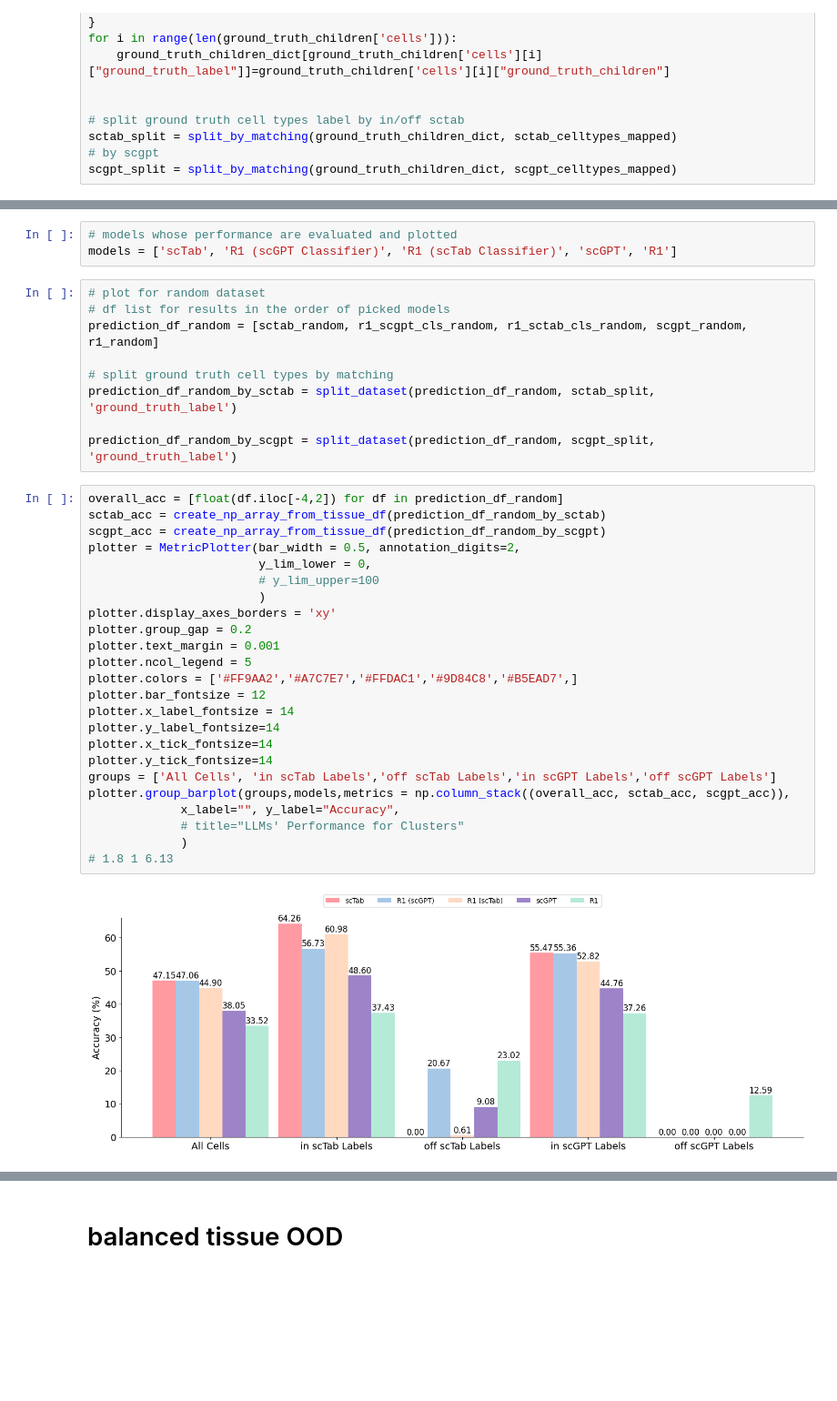
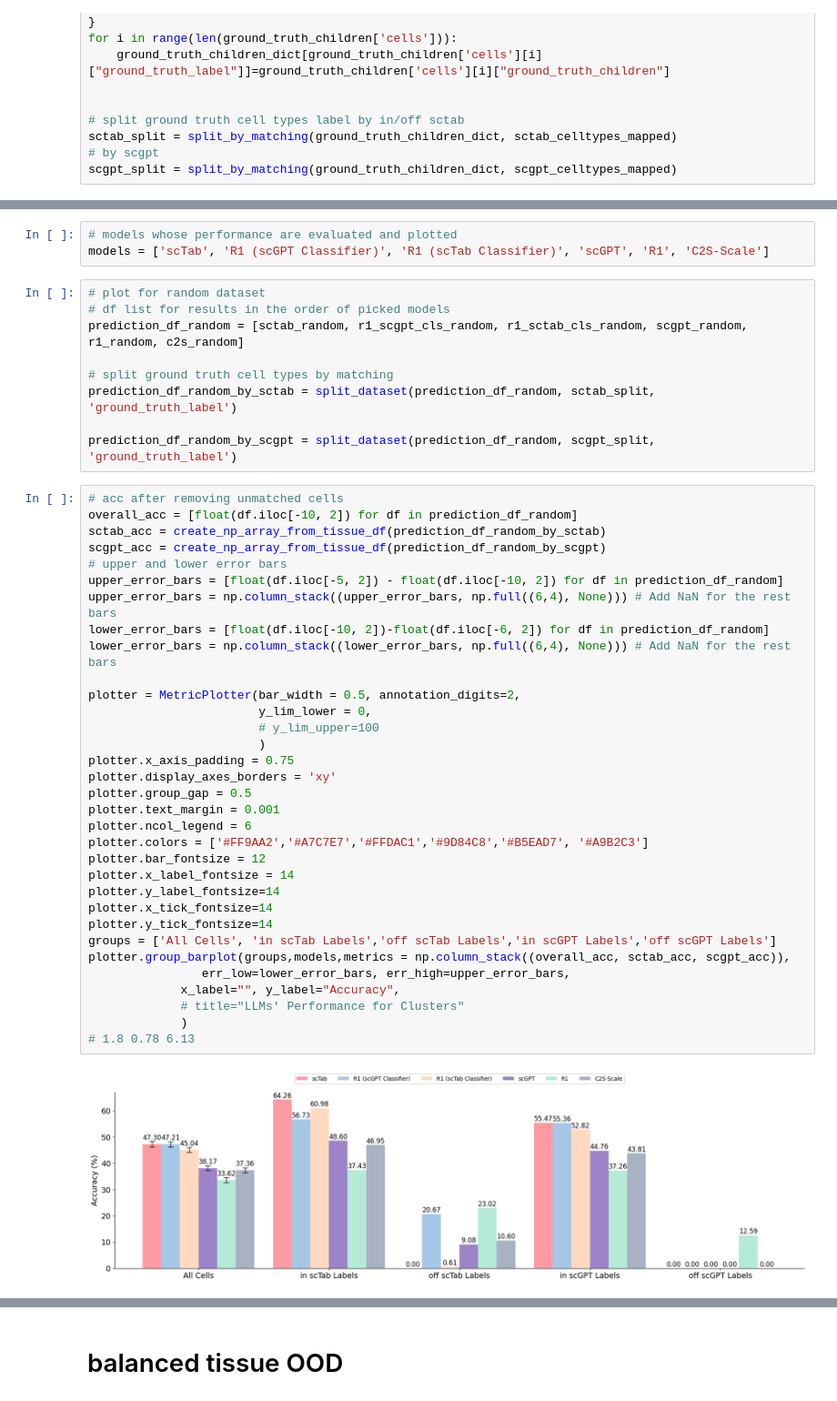
Before and after one commit to cristea-lab/BioReasoning_Paper, a Jupyter notebook: Scripts/plots/Figure3E_4B_4C_4D_S1_v2.ipynb, the cells around one changed output, grey strips where cells are left out. Shown at 91% size. Drawn from its saved outputs; the diff is of its cells as text; blank space fills up the shorter version.

```diff
--- a/Scripts/plots/Figure3E_4B_4C_4D_S1_v2.ipynb
+++ b/Scripts/plots/Figure3E_4B_4C_4D_S1_v2.ipynb
@@ -262,39 +264,48 @@ sctab_random, scgpt_random, r1_sctab_cls_random, r1_random, r1_scgpt_cls_random
 # %%
 # models whose performance are evaluated and plotted
-models = ['scTab', 'R1 (scGPT Classifier)', 'R1 (scTab Classifier)', 'scGPT', 'R1']
+models = ['scTab', 'R1 (scGPT Classifier)', 'R1 (scTab Classifier)', 'scGPT', 'R1', 'C2S-Scale']
 # %%
 # plot for random dataset
 # df list for results in the order of picked models
-prediction_df_random = [sctab_random, r1_scgpt_cls_random, r1_sctab_cls_random, scgpt_random, r1_random]
+prediction_df_random = [sctab_random, r1_scgpt_cls_random, r1_sctab_cls_random, scgpt_random, r1_random, c2s_random]
 
 # split ground truth cell types by matching
 prediction_df_random_by_sctab = split_dataset(prediction_df_random, sctab_split, 'ground_truth_label')
 
 prediction_df_random_by_scgpt = split_dataset(prediction_df_random, scgpt_split, 'ground_truth_label')
 # %%
-overall_acc = [float(df.iloc[-4,2]) for df in prediction_df_random]
+# acc after removing unmatched cells
+overall_acc = [float(df.iloc[-10, 2]) for df in prediction_df_random]
 sctab_acc = create_np_array_from_tissue_df(prediction_df_random_by_sctab)
 scgpt_acc = create_np_array_from_tissue_df(prediction_df_random_by_scgpt)
+# upper and lower error bars
+upper_error_bars = [float(df.iloc[-5, 2]) - float(df.iloc[-10, 2]) for df in prediction_df_random]
+upper_error_bars = np.column_stack((upper_error_bars, np.full((6,4), None))) # Add NaN for the rest bars
+lower_error_bars = [float(df.iloc[-10, 2])-float(df.iloc[-6, 2]) for df in prediction_df_random]
+lower_error_bars = np.column_stack((lower_error_bars, np.full((6,4), None))) # Add NaN for the rest bars
+
 plotter = MetricPlotter(bar_width = 0.5, annotation_digits=2,
                         y_lim_lower = 0,
                         # y_lim_upper=100
                         )
+plotter.x_axis_padding = 0.75
 plotter.display_axes_borders = 'xy'
-plotter.group_gap = 0.2
+plotter.group_gap = 0.5
 plotter.text_margin = 0.001
-plotter.ncol_legend = 5
-plotter.colors = ['#FF9AA2','#A7C7E7','#FFDAC1','#9D84C8','#B5EAD7',]
+plotter.ncol_legend = 6
+plotter.colors = ['#FF9AA2','#A7C7E7','#FFDAC1','#9D84C8','#B5EAD7', '#A9B2C3']
 plotter.bar_fontsize = 12
 plotter.x_label_fontsize = 14
 plotter.y_label_fontsize=14
 plotter.x_tick_fontsize=14
 plotter.y_tick_fontsize=14
 groups = ['All Cells', 'in scTab Labels','off scTab Labels','in scGPT Labels','off scGPT Labels']
 plotter.group_barplot(groups,models,metrics = np.column_stack((overall_acc, sctab_acc, scgpt_acc)),
+                err_low=lower_error_bars, err_high=upper_error_bars,
              x_label="", y_label="Accuracy",
              # title="LLMs' Performance for Clusters"
              )
-# 1.8 1 6.13
+# 1.8 0.78 6.13
 # %% [output]
-[figure, old version]
+[figure, new version]
 # %%
```
Also changed, not shown: parts of 20 cells of this notebook, 13 other files.
